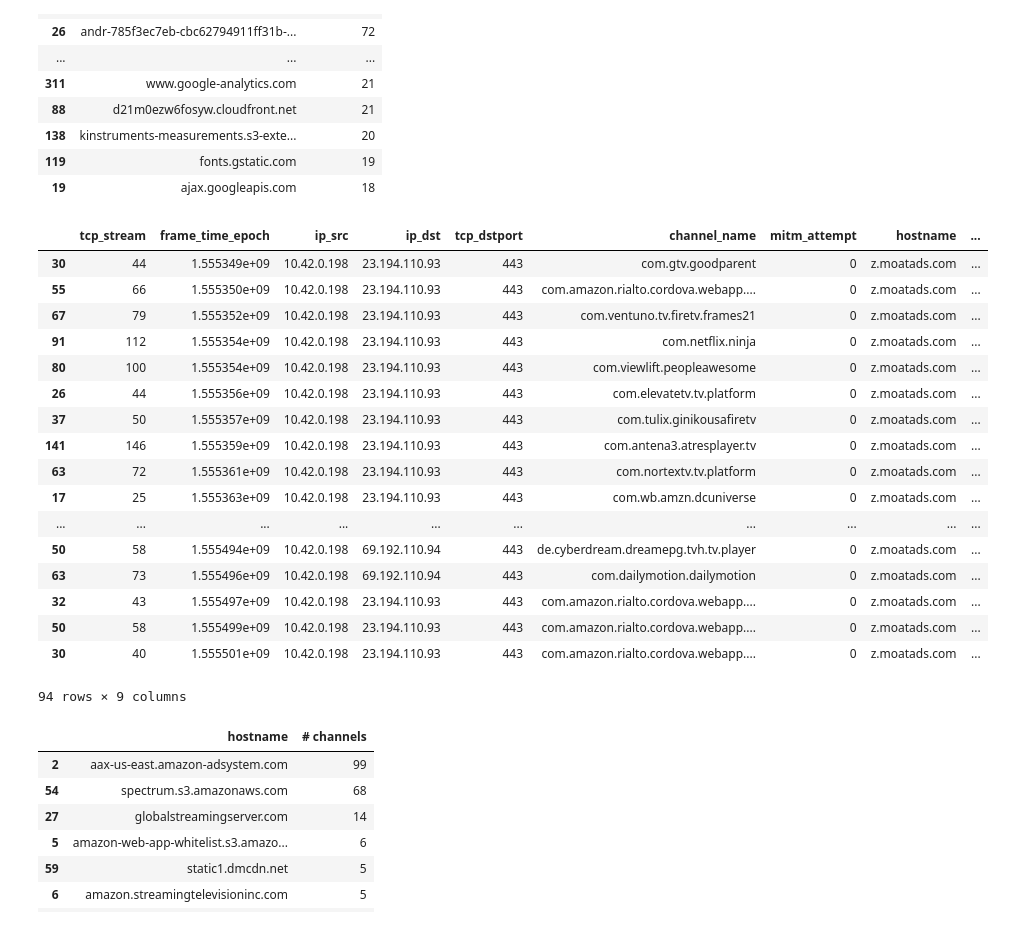
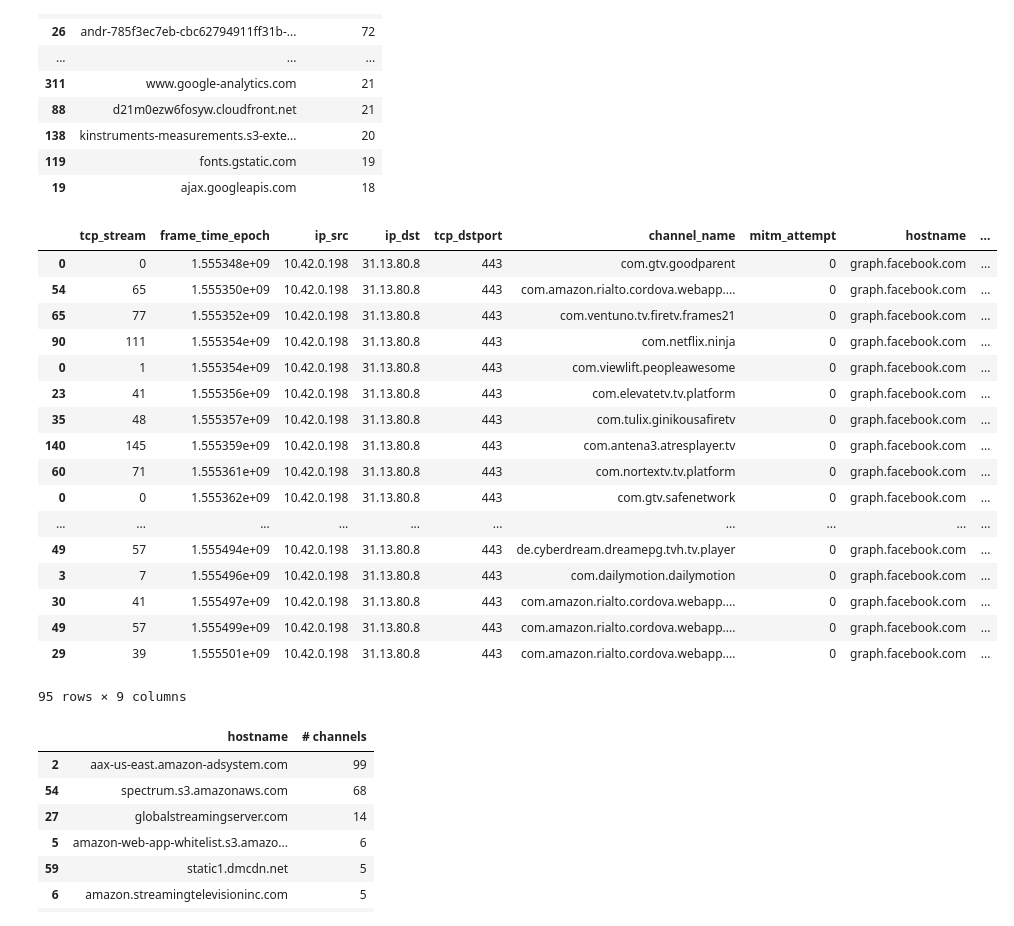
Before and after one commit to citp/ott-tracking, a Jupyter notebook: src/analysis/notebooks/TCP-Connections.ipynb, the cells around one changed output. Drawn from its saved outputs; the diff is of its cells as text; code cells hidden in the pictures.

```diff
--- a/src/analysis/notebooks/TCP-Connections.ipynb
+++ b/src/analysis/notebooks/TCP-Connections.ipynb
@@ -243,27 +243,27 @@ amazon_tcp[
 | 119 | fonts.gstatic.com | 19 |
 | 19 | ajax.googleapis.com | 18 |
 # %%
-amazon_tcp[amazon_tcp.hostname.str.contains("moatads")].\
+amazon_tcp[amazon_tcp.hostname.str.contains("facebook.com")].\
     drop_duplicates(['channel_name', 'hostname']).sort_values("frame_time_epoch")
 # %% [output]
 |  | tcp_stream | frame_time_epoch | ip_src | ip_dst | tcp_dstport | channel_name | mitm_attempt | hostname | ... |
-| 30 | 44 | 1.555349e+09 | 10.42.0.198 | 23.194.110.93 | 443 | com.gtv.goodparent | 0 | z.moatads.com | ... |
-| 55 | 66 | 1.555350e+09 | 10.42.0.198 | 23.194.110.93 | 443 | com.amazon.rialto.cordova.webapp.... | 0 | z.moatads.com | ... |
-| 67 | 79 | 1.555352e+09 | 10.42.0.198 | 23.194.110.93 | 443 | com.ventuno.tv.firetv.frames21 | 0 | z.moatads.com | ... |
-| 91 | 112 | 1.555354e+09 | 10.42.0.198 | 23.194.110.93 | 443 | com.netflix.ninja | 0 | z.moatads.com | ... |
-| 80 | 100 | 1.555354e+09 | 10.42.0.198 | 23.194.110.93 | 443 | com.viewlift.peopleawesome | 0 | z.moatads.com | ... |
-| 26 | 44 | 1.555356e+09 | 10.42.0.198 | 23.194.110.93 | 443 | com.elevatetv.tv.platform | 0 | z.moatads.com | ... |
-| 37 | 50 | 1.555357e+09 | 10.42.0.198 | 23.194.110.93 | 443 | com.tulix.ginikousafiretv | 0 | z.moatads.com | ... |
-| 141 | 146 | 1.555359e+09 | 10.42.0.198 | 23.194.110.93 | 443 | com.antena3.atresplayer.tv | 0 | z.moatads.com | ... |
-| 63 | 72 | 1.555361e+09 | 10.42.0.198 | 23.194.110.93 | 443 | com.nortextv.tv.platform | 0 | z.moatads.com | ... |
-| 17 | 25 | 1.555363e+09 | 10.42.0.198 | 23.194.110.93 | 443 | com.wb.amzn.dcuniverse | 0 | z.moatads.com | ... |
+| 0 | 0 | 1.555348e+09 | 10.42.0.198 | 31.13.80.8 | 443 | com.gtv.goodparent | 0 | graph.facebook.com | ... |
+| 54 | 65 | 1.555350e+09 | 10.42.0.198 | 31.13.80.8 | 443 | com.amazon.rialto.cordova.webapp.... | 0 | graph.facebook.com | ... |
+| 65 | 77 | 1.555352e+09 | 10.42.0.198 | 31.13.80.8 | 443 | com.ventuno.tv.firetv.frames21 | 0 | graph.facebook.com | ... |
+| 90 | 111 | 1.555354e+09 | 10.42.0.198 | 31.13.80.8 | 443 | com.netflix.ninja | 0 | graph.facebook.com | ... |
+| 0 | 1 | 1.555354e+09 | 10.42.0.198 | 31.13.80.8 | 443 | com.viewlift.peopleawesome | 0 | graph.facebook.com | ... |
+| 23 | 41 | 1.555356e+09 | 10.42.0.198 | 31.13.80.8 | 443 | com.elevatetv.tv.platform | 0 | graph.facebook.com | ... |
+| 35 | 48 | 1.555357e+09 | 10.42.0.198 | 31.13.80.8 | 443 | com.tulix.ginikousafiretv | 0 | graph.facebook.com | ... |
+| 140 | 145 | 1.555359e+09 | 10.42.0.198 | 31.13.80.8 | 443 | com.antena3.atresplayer.tv | 0 | graph.facebook.com | ... |
+| 60 | 71 | 1.555361e+09 | 10.42.0.198 | 31.13.80.8 | 443 | com.nortextv.tv.platform | 0 | graph.facebook.com | ... |
+| 0 | 0 | 1.555362e+09 | 10.42.0.198 | 31.13.80.8 | 443 | com.gtv.safenetwork | 0 | graph.facebook.com | ... |
 | ... | ... | ... | ... | ... | ... | ... | ... | ... | ... |
-| 50 | 58 | 1.555494e+09 | 10.42.0.198 | 69.192.110.94 | 443 | de.cyberdream.dreamepg.tvh.tv.player | 0 | z.moatads.com | ... |
-| 63 | 73 | 1.555496e+09 | 10.42.0.198 | 69.192.110.94 | 443 | com.dailymotion.dailymotion | 0 | z.moatads.com | ... |
-| 32 | 43 | 1.555497e+09 | 10.42.0.198 | 23.194.110.93 | 443 | com.amazon.rialto.cordova.webapp.... | 0 | z.moatads.com | ... |
-| 50 | 58 | 1.555499e+09 | 10.42.0.198 | 23.194.110.93 | 443 | com.amazon.rialto.cordova.webapp.... | 0 | z.moatads.com | ... |
-| 30 | 40 | 1.555501e+09 | 10.42.0.198 | 23.194.110.93 | 443 | com.amazon.rialto.cordova.webapp.... | 0 | z.moatads.com | ... |
+| 49 | 57 | 1.555494e+09 | 10.42.0.198 | 31.13.80.8 | 443 | de.cyberdream.dreamepg.tvh.tv.player | 0 | graph.facebook.com | ... |
+| 3 | 7 | 1.555496e+09 | 10.42.0.198 | 31.13.80.8 | 443 | com.dailymotion.dailymotion | 0 | graph.facebook.com | ... |
+| 30 | 41 | 1.555497e+09 | 10.42.0.198 | 31.13.80.8 | 443 | com.amazon.rialto.cordova.webapp.... | 0 | graph.facebook.com | ... |
+| 49 | 57 | 1.555499e+09 | 10.42.0.198 | 31.13.80.8 | 443 | com.amazon.rialto.cordova.webapp.... | 0 | graph.facebook.com | ... |
+| 29 | 39 | 1.555501e+09 | 10.42.0.198 | 31.13.80.8 | 443 | com.amazon.rialto.cordova.webapp.... | 0 | graph.facebook.com | ... |
-94 rows × 9 columns
+95 rows × 9 columns
 # %%
 amazon_tcp[~amazon_tcp.hostname.str.contains("amazon.com") &
          (amazon_tcp["tcp_dstport"] == 80) &
```
Also changed, not shown: 2 other files.
